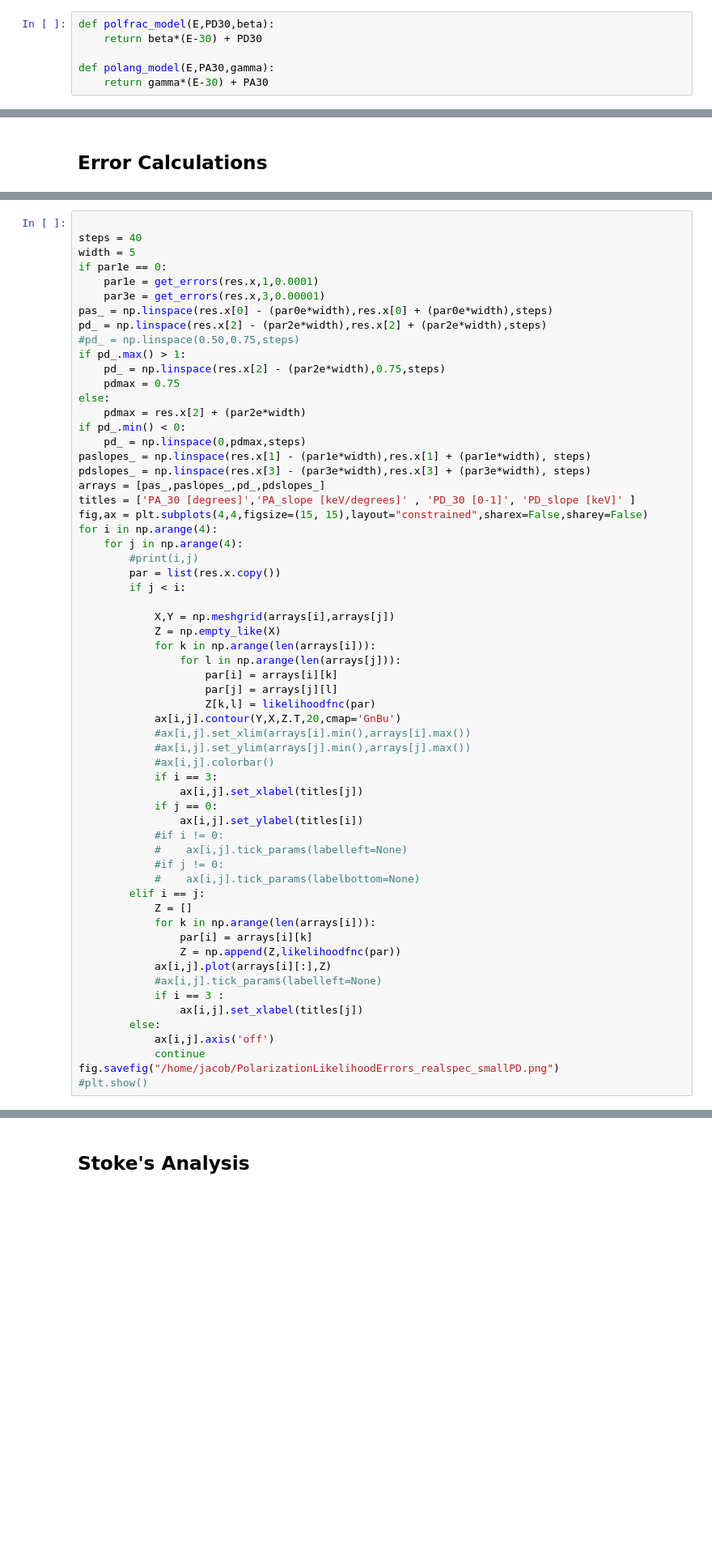
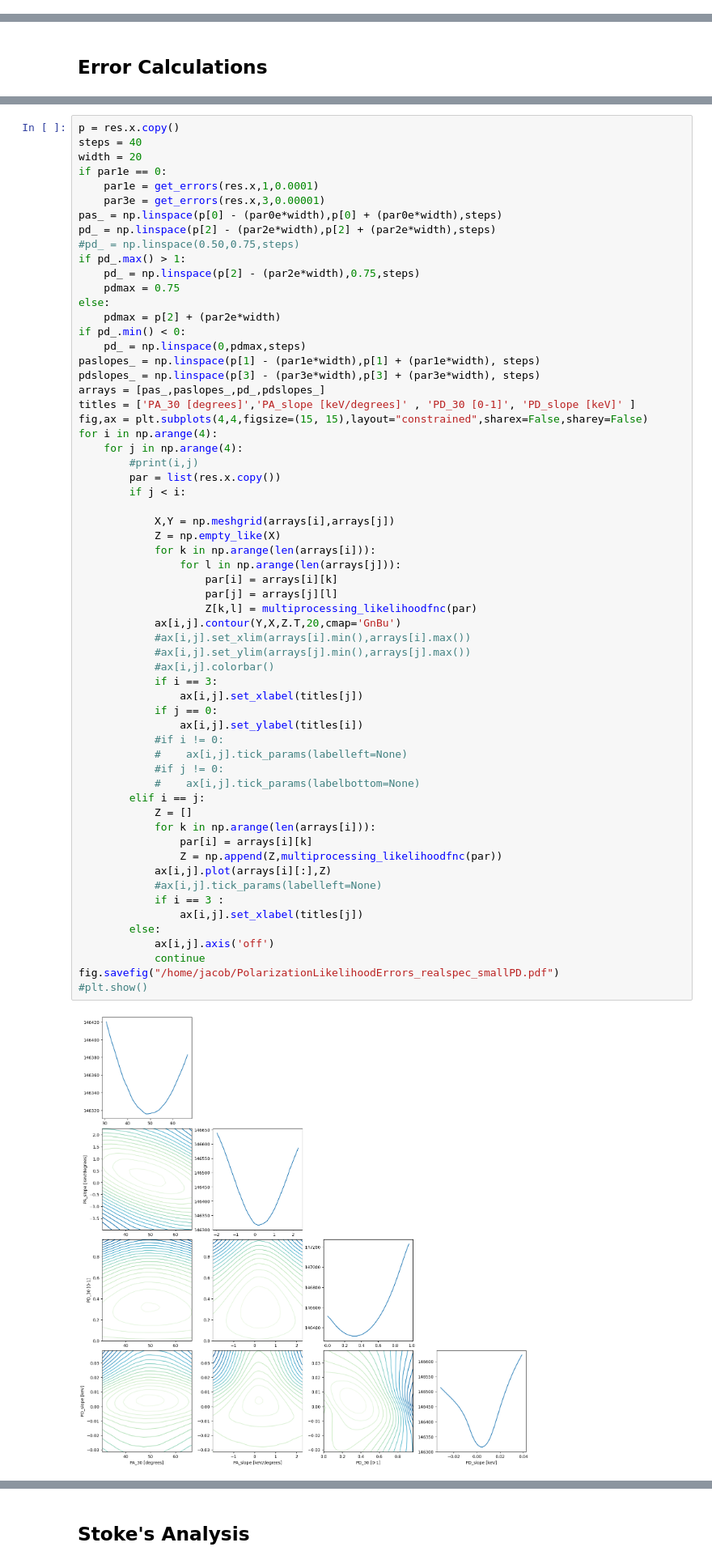
Before and after one commit to jacob-casey/casey-xlcal-likelihood-analysis, a Jupyter notebook: LikelihoodAnalysisTool.ipynb, the cells around one changed output, grey strips where cells are left out. Shown at 81% size. Drawn from its saved outputs; the diff is of its cells as text; blank space fills up the shorter version.

```diff
--- a/LikelihoodAnalysisTool.ipynb
+++ b/LikelihoodAnalysisTool.ipynb
@@ -99,6 +22,0 @@ unpol_prob_dataframe['pixel'] = np.arange(1,32,1)
-# %%
-def polfrac_model(E,PD30,beta):
-    return beta*(E-30) + PD30
-
-def polang_model(E,PA30,gamma):
-    return gamma*(E-30) + PA30
@@ -361,22 +348,22 @@ fig.savefig('/home/jacob/Energy_dep_polarization_plots_realspec_withE.pdf')
 # %%
-
+p = res.x.copy()
 steps = 40
-width = 5
+width = 20
 if par1e == 0:
     par1e = get_errors(res.x,1,0.0001)
     par3e = get_errors(res.x,3,0.00001)
-pas_ = np.linspace(res.x[0] - (par0e*width),res.x[0] + (par0e*width),steps)
-pd_ = np.linspace(res.x[2] - (par2e*width),res.x[2] + (par2e*width),steps)
+pas_ = np.linspace(p[0] - (par0e*width),p[0] + (par0e*width),steps)
+pd_ = np.linspace(p[2] - (par2e*width),p[2] + (par2e*width),steps)
 #pd_ = np.linspace(0.50,0.75,steps)
 if pd_.max() > 1:
-    pd_ = np.linspace(res.x[2] - (par2e*width),0.75,steps)
+    pd_ = np.linspace(p[2] - (par2e*width),0.75,steps)
     pdmax = 0.75
 else:
-    pdmax = res.x[2] + (par2e*width)
+    pdmax = p[2] + (par2e*width)
 if pd_.min() < 0:
     pd_ = np.linspace(0,pdmax,steps)
-paslopes_ = np.linspace(res.x[1] - (par1e*width),res.x[1] + (par1e*width), steps)
-pdslopes_ = np.linspace(res.x[3] - (par3e*width),res.x[3] + (par3e*width), steps)
+paslopes_ = np.linspace(p[1] - (par1e*width),p[1] + (par1e*width), steps)
+pdslopes_ = np.linspace(p[3] - (par3e*width),p[3] + (par3e*width), steps)
 arrays = [pas_,paslopes_,pd_,pdslopes_]
 titles = ['PA_30 [degrees]','PA_slope [keV/degrees]' , 'PD_30 [0-1]', 'PD_slope [keV]' ]
 fig,ax = plt.subplots(4,4,figsize=(15, 15),layout="constrained",sharex=False,sharey=False)
@@ -389,33 +376,35 @@ for i in np.arange(4):
             X,Y = np.meshgrid(arrays[i],arrays[j])
             Z = np.empty_like(X)
             for k in np.arange(len(arrays[i])):
                 for l in np.arange(len(arrays[j])):
                     par[i] = arrays[i][k]
                     par[j] = arrays[j][l]
-                    Z[k,l] = likelihoodfnc(par)
+                    Z[k,l] = multiprocessing_likelihoodfnc(par)
             ax[i,j].contour(Y,X,Z.T,20,cmap='GnBu')
             #ax[i,j].set_xlim(arrays[i].min(),arrays[i].max())
             #ax[i,j].set_ylim(arrays[j].min(),arrays[j].max())
             #ax[i,j].colorbar()
             if i == 3:
                 ax[i,j].set_xlabel(titles[j])
             if j == 0:
                 ax[i,j].set_ylabel(titles[i])
             #if i != 0:
             #    ax[i,j].tick_params(labelleft=None)
             #if j != 0:
             #    ax[i,j].tick_params(labelbottom=None)
         elif i == j:
             Z = []
             for k in np.arange(len(arrays[i])):
                 par[i] = arrays[i][k]
-                Z = np.append(Z,likelihoodfnc(par))
+                Z = np.append(Z,multiprocessing_likelihoodfnc(par))
             ax[i,j].plot(arrays[i][:],Z)
             #ax[i,j].tick_params(labelleft=None)
             if i == 3 :
                 ax[i,j].set_xlabel(titles[j])
         else:
             ax[i,j].axis('off')
             continue
-fig.savefig("/home/jacob/PolarizationLikelihoodErrors_realspec_smallPD.png")
+fig.savefig("/home/jacob/PolarizationLikelihoodErrors_realspec_smallPD.pdf")
 #plt.show()
+# %% [output]
+[figure, added]
```
Also changed, not shown: parts of 30 cells of this notebook, 2 other files.
